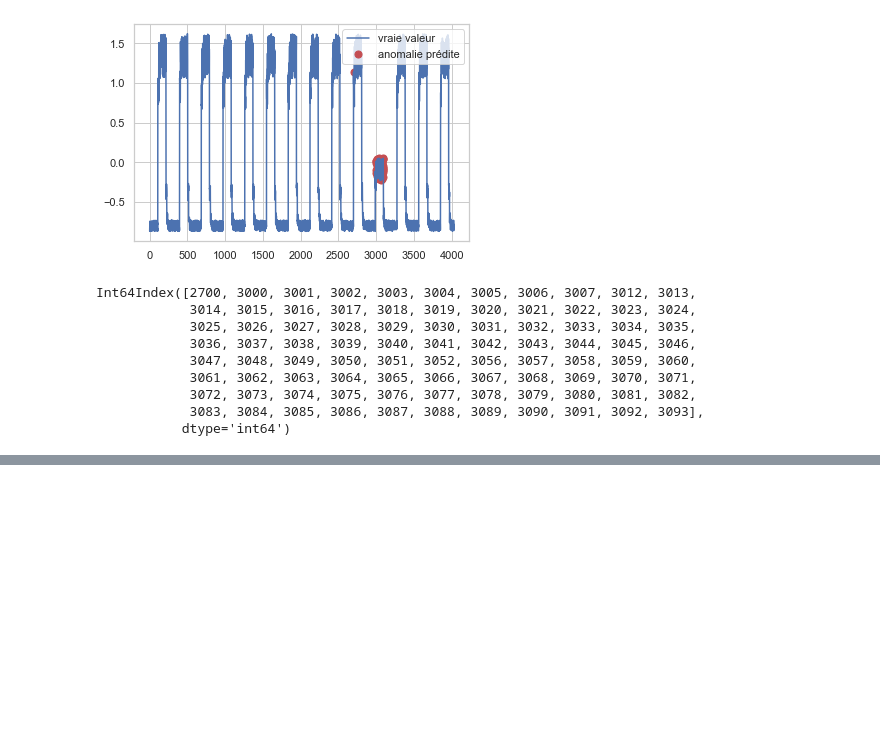
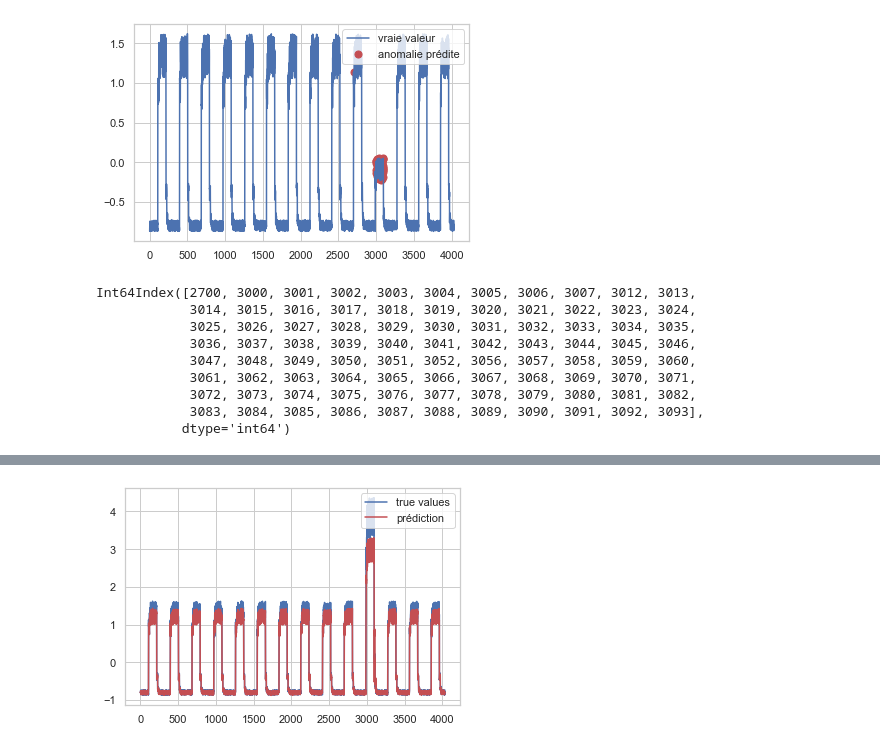
Before and after one commit to cheikh06/Detection_Anomaly, a Jupyter notebook: Anomaly_Detection.ipynb, the cells around one changed output, grey strips where cells are left out. Saved outputs shown, nothing was run; the diff lists cells and outputs as text; code cells hidden in the pictures; blank space fills up the shorter version.

```diff
--- a/Anomaly_Detection.ipynb
+++ b/Anomaly_Detection.ipynb
@@ -369,0 +384,13 @@ L'AutoEncodeur prédit bien l'anomalie, et en regardant les indices, on voit qu'
+# %%
+df_jumpup,val_testup=get_Sequence_for_prediction(df_jumpup)
+# %%
+predictions_testup=predict(val_testup) #prédiction sur ces données
+
+
+
+
+plt.plot(df_jumpup,label='true values')
+plt.plot(predictions_testup,c='r',label='prédiction')
+plt.legend(loc='upper right', bbox_to_anchor=(1, 1));
+# %% [output]
+[figure, added]
```
Also changed, not shown: parts of 25 cells of this notebook, 1 other file.
